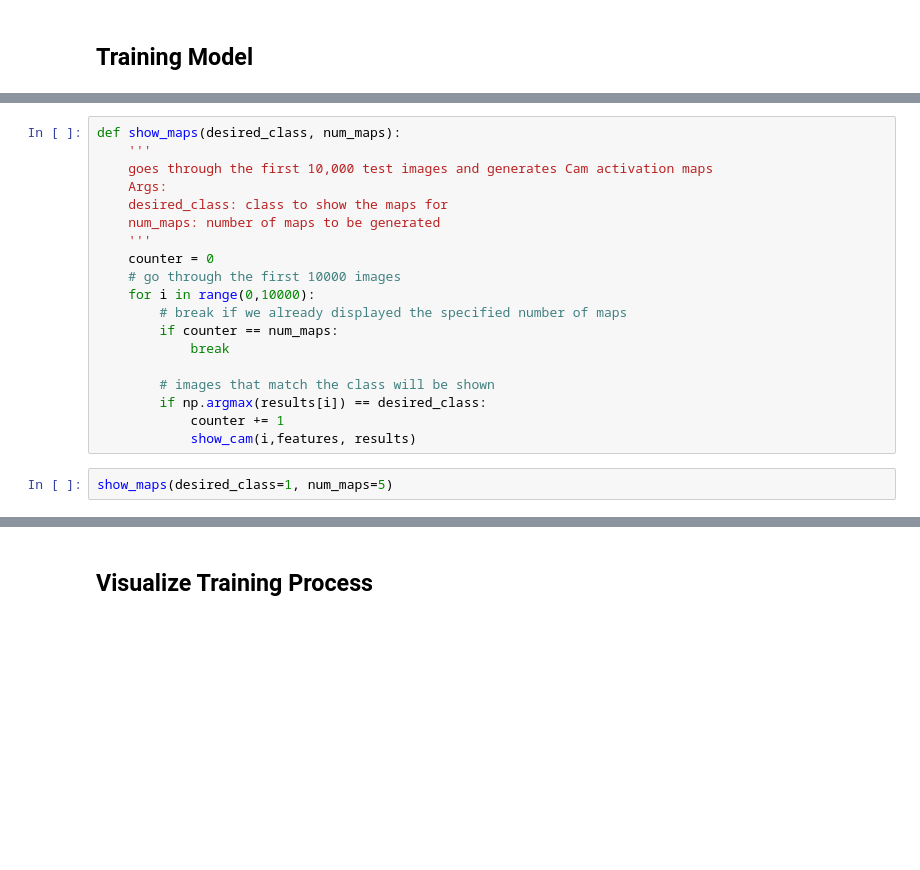
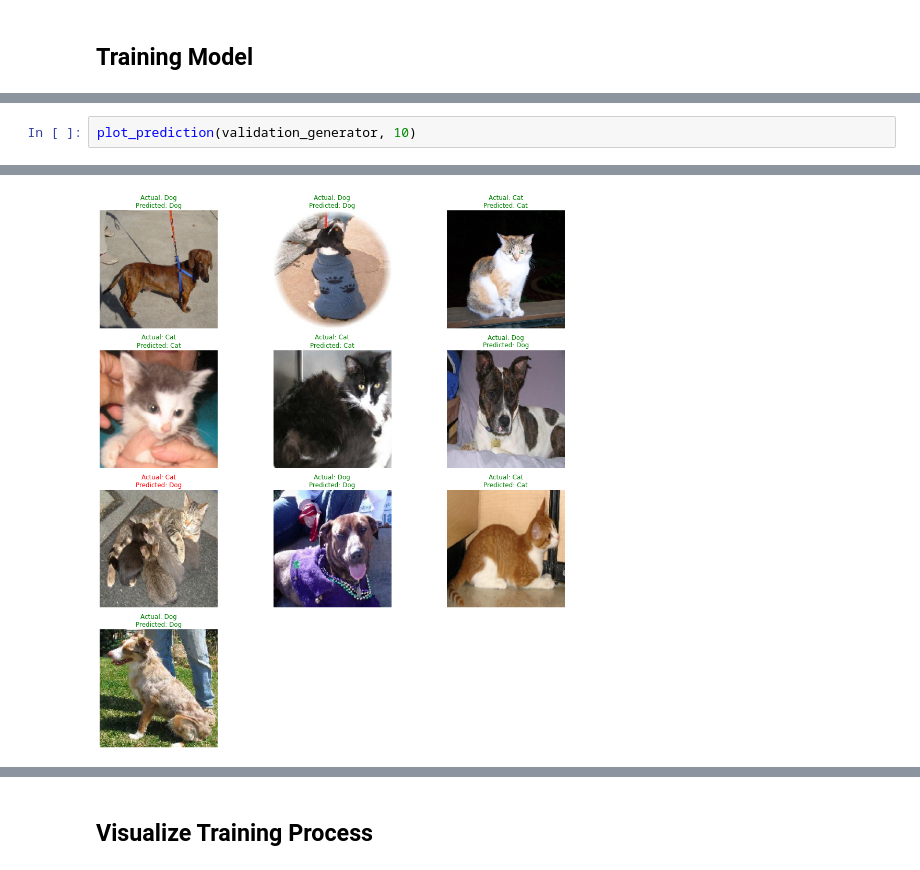
Before and after one commit to PrimeTimeTran/ComfyUI, a Jupyter notebook: Projects/ml_classifier_dogs_cats/outline.ipynb, the cells around one changed output, grey strips where cells are left out. Cells and saved outputs as stored; diff of their text form; blank space fills up the shorter version.

```diff
--- a/Projects/ml_classifier_dogs_cats/outline.ipynb
+++ b/Projects/ml_classifier_dogs_cats/outline.ipynb
@@ -329,21 +334,3 @@ def show_cam(image_index, features, results):
-# %%
-def show_maps(desired_class, num_maps):
-    '''
-    goes through the first 10,000 test images and generates Cam activation maps
-    Args:
-    desired_class: class to show the maps for
-    num_maps: number of maps to be generated
-    '''
-    counter = 0
-    # go through the first 10000 images
-    for i in range(0,10000):
-        # break if we already displayed the specified number of maps
-        if counter == num_maps:
-            break
-
-        # images that match the class will be shown
-        if np.argmax(results[i]) == desired_class:
-            counter += 1
-            show_cam(i,features, results)
-# %%
-show_maps(desired_class=1, num_maps=5)
+# %%
+plot_prediction(validation_generator, 10)
+# %% [output]
@@ -349,0 +338 @@ show_maps(desired_class=1, num_maps=5)
+[figure, added]
```
Also changed, not shown: parts of 19 cells of this notebook, 6 other files.
